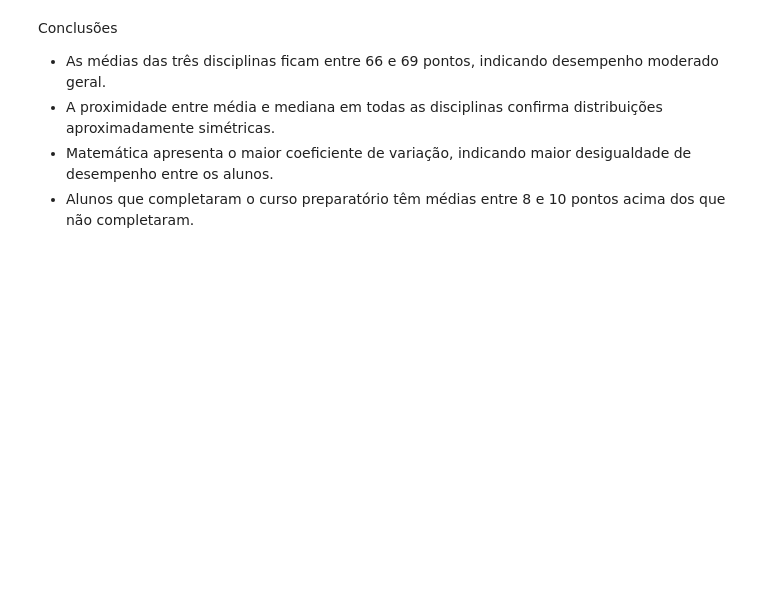
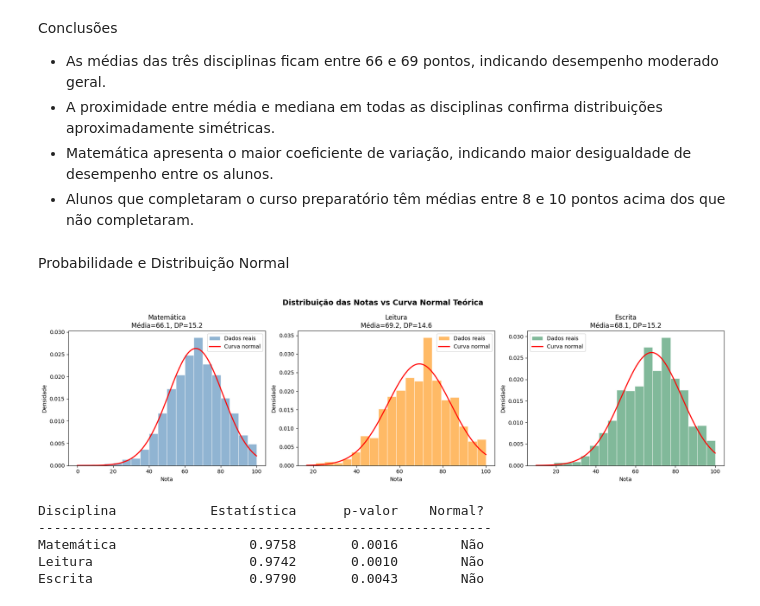
Before and after one commit to bemourasilva-png/estatistica-students-performance, a Jupyter notebook: notebook/analise_students_performance.ipynb, the cells around one changed output. Drawn from its saved outputs; the diff is of its cells as text; code cells hidden in the pictures; blank space fills up the shorter version.

Commit message:
Adicionei o tópico de probabilidade e distribuição normal

```diff
--- a/notebook/analise_students_performance.ipynb
+++ b/notebook/analise_students_performance.ipynb
@@ -343,3 +341,55 @@ Conclusões
 - A proximidade entre média e mediana em todas as disciplinas confirma distribuições aproximadamente simétricas.
 - Matemática apresenta o maior coeficiente de variação, indicando maior desigualdade de desempenho entre os alunos.
 - Alunos que completaram o curso preparatório têm médias entre 8 e 10 pontos acima dos que não completaram.
+# %% [markdown]
+Probabilidade e Distribuição Normal
+# %%
+from scipy import stats
+
+fig, axes = plt.subplots(1, 3, figsize=(18, 5))
+
+disciplinas = ['math score', 'reading score', 'writing score']
+titulos = ['Matemática', 'Leitura', 'Escrita']
+cores = ['steelblue', 'darkorange', 'seagreen']
+
+for i, (col, titulo, cor) in enumerate(zip(disciplinas, titulos, cores)):
+    media = base[col].mean()
+    dp    = base[col].std()
+
+    # Histograma normalizado
+    axes[i].hist(base[col], bins=20, color=cor, edgecolor='white',
+                 alpha=0.6, density=True, label='Dados reais')
+
+    # Curva normal teórica
+    x = np.linspace(base[col].min(), base[col].max(), 200)
+    axes[i].plot(x, stats.norm.pdf(x, media, dp),
+                 color='red', linewidth=2, label='Curva normal')
+
+    axes[i].set_title(f'{titulo}\nMédia={media:.1f}, DP={dp:.1f}')
+    axes[i].set_xlabel('Nota')
+    axes[i].set_ylabel('Densidade')
+    axes[i].legend()
+
+plt.suptitle('Distribuição das Notas vs Curva Normal Teórica',
+             fontsize=14, fontweight='bold')
+plt.tight_layout()
+plt.show()
+# %% [output]
+[figure, added]
+# %%
+#Teste de Shapiro
+print(f"{'Disciplina':<20} {'Estatística':>12} {'p-valor':>12} {'Normal?':>10}")
+print("-" * 58)
+
+for col, titulo in zip(disciplinas, titulos):
+    stat, p = stats.shapiro(base[col].sample(200, random_state=42))
+    normal = "Sim" if p > 0.05 else "Não"
+    print(f"{titulo:<20} {stat:>12.4f} {p:>12.4f} {normal:>10}")
+
+# p-valor > 0.05 indica distribuição normal (nível de significância 5%)
+# %% [output]
+Disciplina            Estatística      p-valor    Normal?
+----------------------------------------------------------
+Matemática                 0.9758       0.0016        Não
+Leitura                    0.9742       0.0010        Não
+Escrita                    0.9790       0.0043        Não
```
Also changed, not shown: parts of 5 cells of this notebook.
